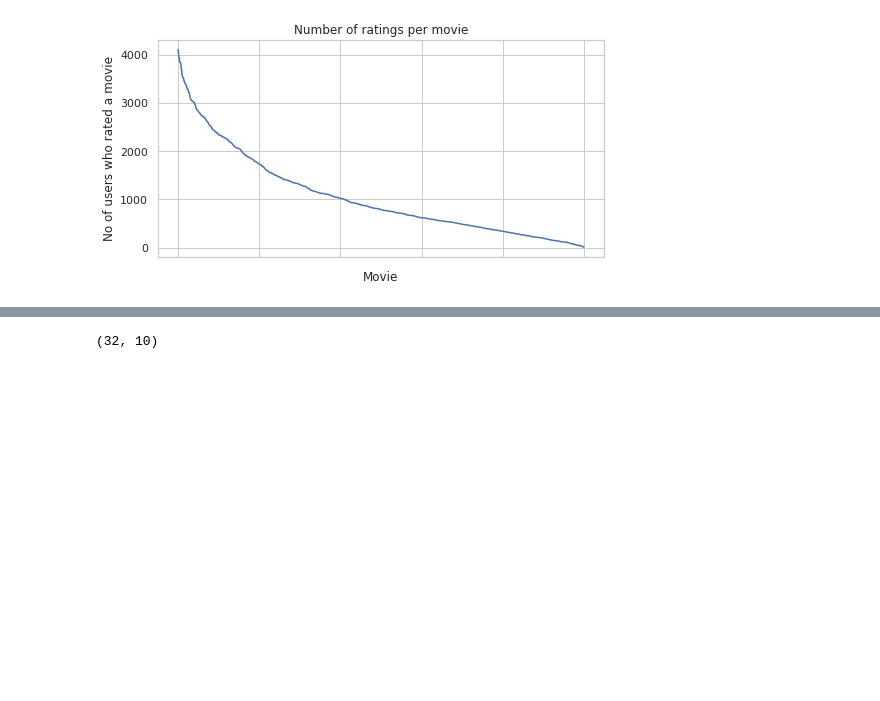
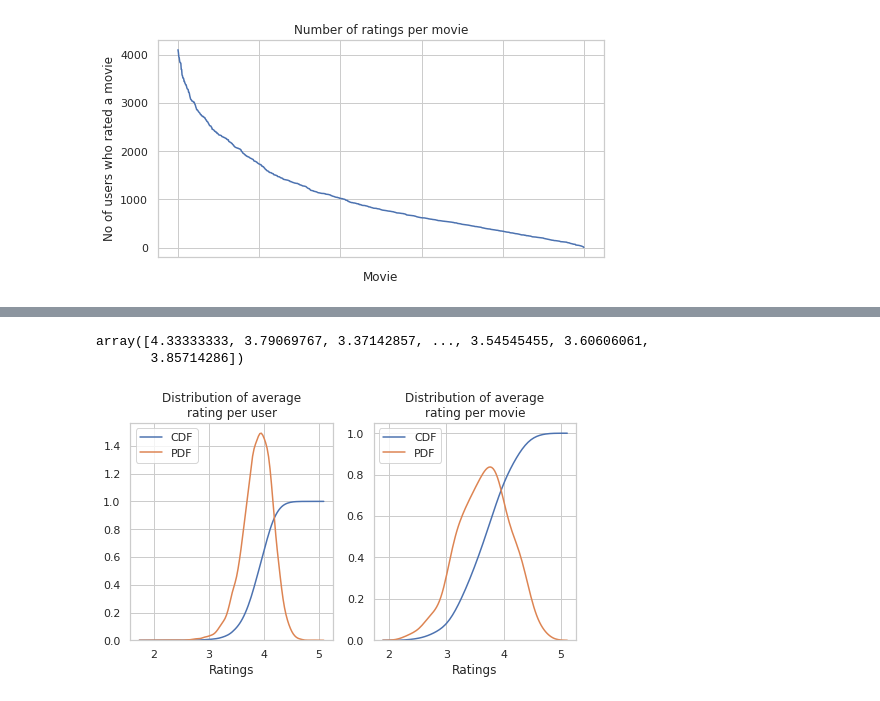
Before and after one commit to emmahoggett/Project2_ML, a Jupyter notebook: 3_NeuralNetwork/Graph&DataPreprocessing.ipynb, the cells around one changed output, grey strips where cells are left out. Saved outputs shown, nothing was run; the diff lists cells and outputs as text; code cells hidden in the pictures; blank space fills up the shorter version.

```diff
--- a/3_NeuralNetwork/Graph&DataPreprocessing.ipynb
+++ b/3_NeuralNetwork/Graph&DataPreprocessing.ipynb
@@ -183,6 +117,26 @@ create_csv(PATH_SUBMISSION, samples)
-# %%
-X=np.random.randint(1000, size=(32, 10))
-
-X.shape
-# %% [output]
-(32, 10)
+# %%
+average_per_user = data_train.groupby(by=['user_id'])['rating'].mean()
+average_per_movie = data_train.groupby(by=['movie_id'])['rating'].mean()
+average_per_user.values
+# %% [output]
+array([4.33333333, 3.79069767, 3.37142857, ..., 3.54545455, 3.60606061,
+       3.85714286])
+# %%
+fig, (ax1, ax2) = plt.subplots(nrows = 1, ncols = 2, figsize = plt.figaspect(.5))
+
+ax1.set_title('Distribution of average\nrating per user')
+user_averages = [rat for rat in average_per_user.values]
+sns.distplot(user_averages, ax = ax1, hist = False, kde_kws = dict(cumulative = True), label = 'CDF')
+sns.distplot(user_averages, ax = ax1, hist = False, label = 'PDF')
+ax1.set_xlabel('Ratings')
+
+ax2.set_title('Distribution of average\nrating per movie')
+movie_averages = [rat for rat in average_per_movie.values]
+sns.distplot(movie_averages, ax = ax2, hist = False, kde_kws = dict(cumulative = True), label = 'CDF')
+sns.distplot(movie_averages, ax = ax2, hist = False, label = 'PDF')
+ax2.set_xlabel('Ratings')
+
+plt.savefig('AvgRatingsUserMovie.png')
+plt.show()
+# %% [output]
+[figure, added]
```
Also changed, not shown: parts of 10 cells of this notebook, 16 other files.
